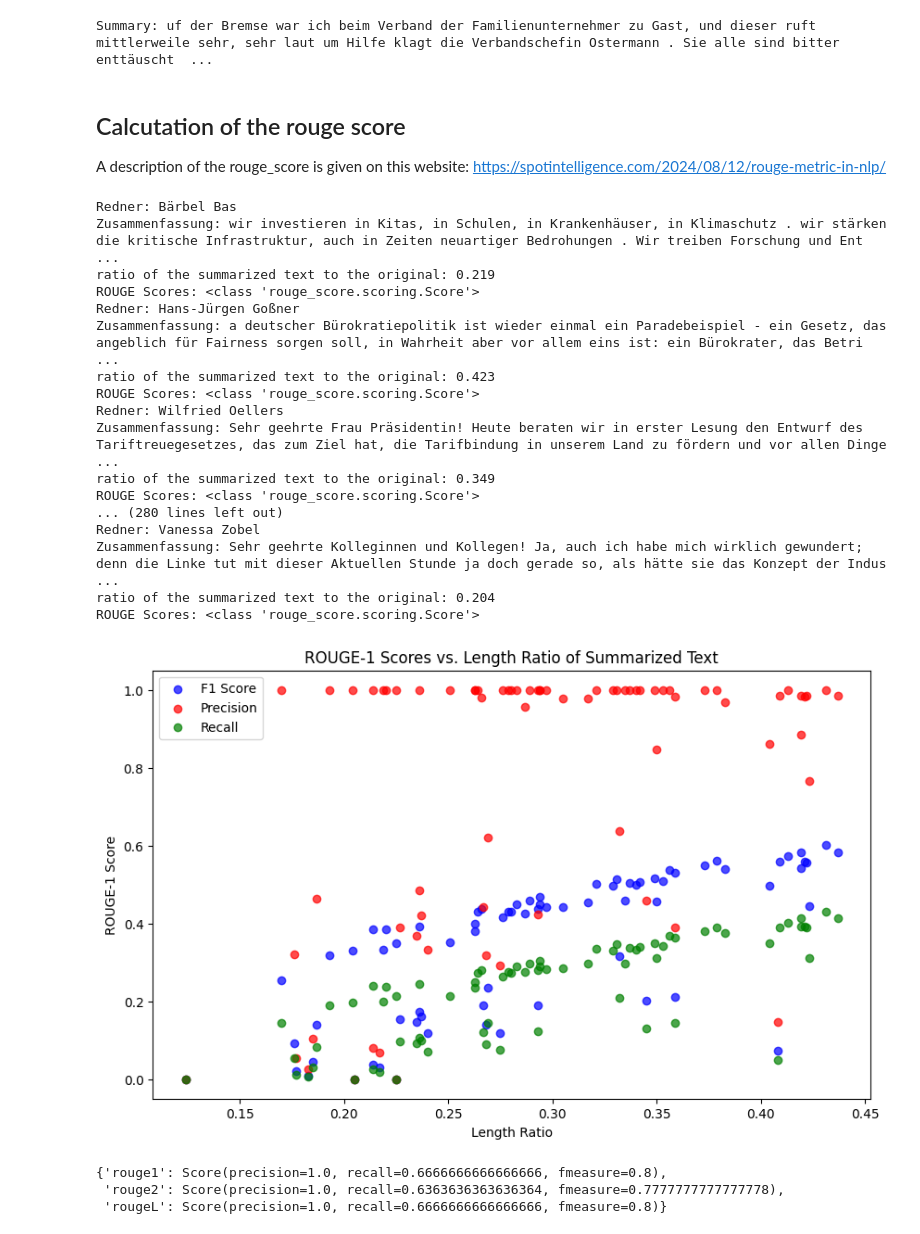
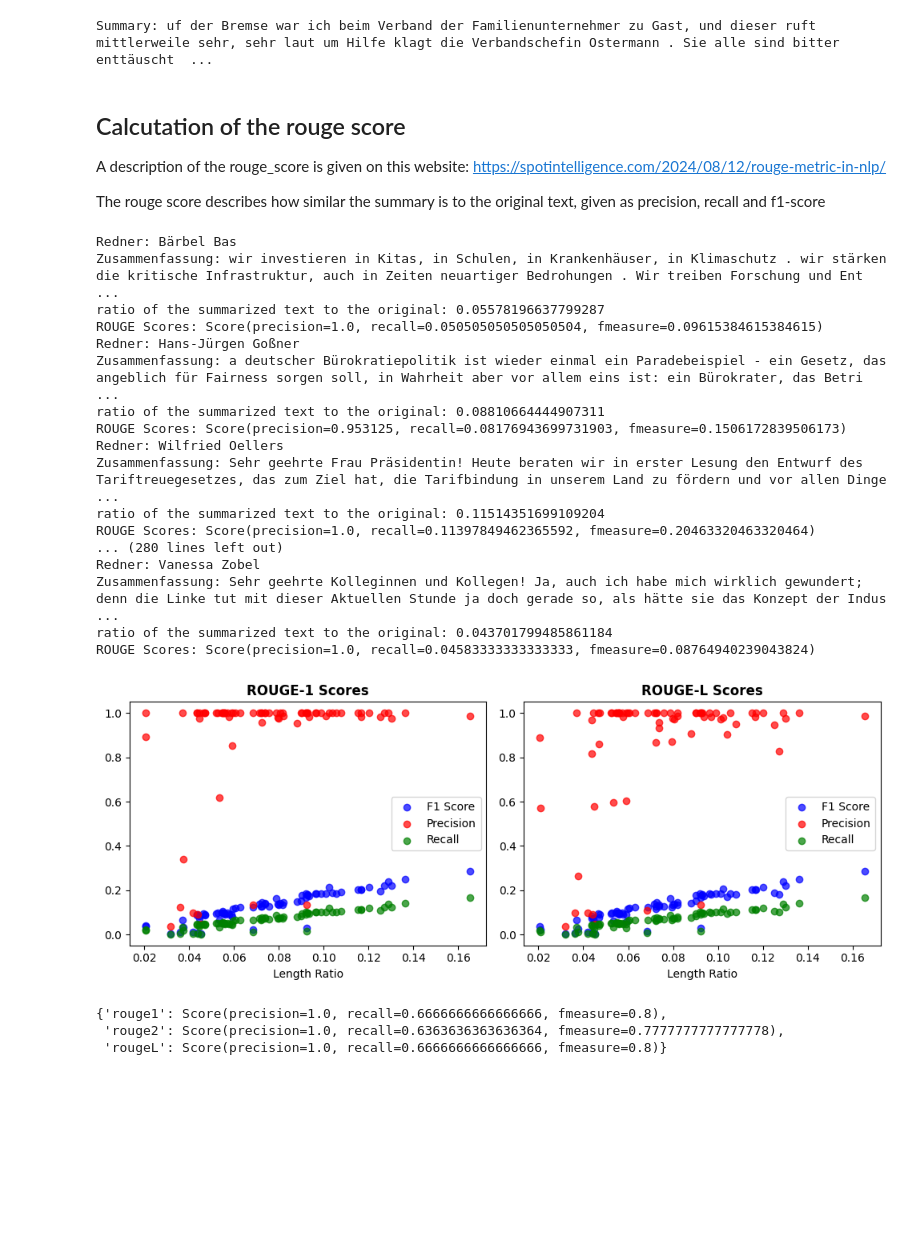
Before and after one commit to Roby290597/bundestag_speeches, a Jupyter notebook: tasks/text_summarization.ipynb, the cells around one changed output. Drawn from its saved outputs; the diff is of its cells as text; code cells hidden in the pictures; blank space fills up the shorter version.

```diff
--- a/tasks/text_summarization.ipynb
+++ b/tasks/text_summarization.ipynb
@@ -149,6 +149,9 @@ Summary: uf der Bremse war ich beim Verband der Familienunternehmer zu Gast, und
 
 
 A description of the rouge_score is given on this website: https://spotintelligence.com/2024/08/12/rouge-metric-in-nlp/
+
+
+The rouge score describes how similar the summary is to the original text, given as precision, recall and f1-score
 # %%
 from rouge_score import rouge_scorer
 
@@ -160,50 +163,77 @@ scorer = rouge_scorer.RougeScorer(['rouge1', 'rougeL', 'rougeLsum'], use_stemmer
 precisions_r1 = []
 recalls_r1 = []
 f1s_r1 = []
+
+
+
+precisions_rL = []
+recalls_rL = []
+f1s_rL = []
 length_ratios = []
 
 for name, text in reden.items():
     summary_text = summarization(text)[0]['summary_text']
-    scores = scorer.score(text[:1000], summary_text)
+    scores = scorer.score(text, summary_text)
     print(f"Redner: {name}\nZusammenfassung: {summary_text} ")
-    print(f"ratio of the summarized text to the original: {len(summary_text)/len(text[:1000])}")
+    print(f"ratio of the summarized text to the original: {len(summary_text)/len(text)}")
     print("ROUGE Scores:", scores["rouge1"])
+    # Rouge-1 Scores speichern
     precisions_r1.append(scores["rouge1"].precision)
     recalls_r1.append(scores["rouge1"].recall)
     f1s_r1.append(scores["rouge1"].fmeasure)
-    length_ratios.append(len(summary_text)/len(text[:1000]))
+    # Rouge-L Scores speichern
+    precisions_rL.append(scores["rougeL"].precision)
+    recalls_rL.append(scores["rougeL"].recall)
+    f1s_rL.append(scores["rougeL"].fmeasure)
+    # Längenverhältnis speichern
+    length_ratios.append(len(summary_text)/len(text))
 # %% [output]
 Redner: Bärbel Bas
 Zusammenfassung: wir investieren in Kitas, in Schulen, in Krankenhäuser, in Klimaschutz . wir stärken die kritische Infrastruktur, auch in Zeiten neuartiger Bedrohungen . Wir treiben Forschung und Ent ...
-ratio of the summarized text to the original: 0.219
-ROUGE Scores: <class 'rouge_score.scoring.Score'>
+ratio of the summarized text to the original: 0.05578196637799287
+ROUGE Scores: Score(precision=1.0, recall=0.050505050505050504, fmeasure=0.09615384615384615)
 Redner: Hans-Jürgen Goßner
 Zusammenfassung: a deutscher Bürokratiepolitik ist wieder einmal ein Paradebeispiel - ein Gesetz, das angeblich für Fairness sorgen soll, in Wahrheit aber vor allem eins ist: ein Bürokrater, das Betri ...
-ratio of the summarized text to the original: 0.423
-ROUGE Scores: <class 'rouge_score.scoring.Score'>
+ratio of the summarized text to the original: 0.08810664444907311
+ROUGE Scores: Score(precision=0.953125, recall=0.08176943699731903, fmeasure=0.1506172839506173)
 Redner: Wilfried Oellers
 Zusammenfassung: Sehr geehrte Frau Präsidentin! Heute beraten wir in erster Lesung den Entwurf des Tariftreuegesetzes, das zum Ziel hat, die Tarifbindung in unserem Land zu fördern und vor allen Dinge ...
-ratio of the summarized text to the original: 0.349
-ROUGE Scores: <class 'rouge_score.scoring.Score'>
+ratio of the summarized text to the original: 0.11514351699109204
+ROUGE Scores: Score(precision=1.0, recall=0.11397849462365592, fmeasure=0.20463320463320464)
 ... (280 lines left out)
 Redner: Vanessa Zobel
 Zusammenfassung: Sehr geehrte Kolleginnen und Kollegen! Ja, auch ich habe mich wirklich gewundert; denn die Linke tut mit dieser Aktuellen Stunde ja doch gerade so, als hätte sie das Konzept der Indus ...
-ratio of the summarized text to the original: 0.204
-ROUGE Scores: <class 'rouge_score.scoring.Score'>
+ratio of the summarized text to the original: 0.043701799485861184
+ROUGE Scores: Score(precision=1.0, recall=0.04583333333333333, fmeasure=0.08764940239043824)
 # %%
 import matplotlib.pyplot as plt
 
-plt.figure(figsize=(10, 6))
-plt.scatter(length_ratios, f1s_r1, color='blue', alpha=0.7, label='F1 Score')
-plt.scatter(length_ratios, precisions_r1, color='red', alpha=0.7, label='Precision')
-plt.scatter(length_ratios, recalls_r1, color='green', alpha=0.7, label='Recall')
-plt.title('ROUGE-1 Scores vs. Length Ratio of Summarized Text')
-plt.xlabel('Length Ratio')
-plt.ylabel('ROUGE-1 Score')
-plt.legend()
+
+
+fig,  ax = plt.subplots(1, 2, figsize=(10, 4))
+
+ax[0].scatter(length_ratios, f1s_r1, color='blue', alpha=0.7, label='F1 Score')
+ax[0].scatter(length_ratios, precisions_r1, color='red', alpha=0.7, label='Precision')
+ax[0].scatter(length_ratios, recalls_r1, color='green', alpha=0.7, label='Recall')
+ax[0].set_title('ROUGE-1 Scores', fontweight='bold')
+ax[0].set_xlabel('Length Ratio')
+ax[0].legend()
+
+ax[1].scatter(length_ratios, f1s_rL, color='blue', alpha=0.7, label='F1 Score')
+ax[1].scatter(length_ratios, precisions_rL, color='red', alpha  =0.7, label='Precision')
+ax[1].scatter(length_ratios, recalls_rL, color='green', alpha=0.7, label='Recall')
+ax[1].set_title('ROUGE-L Scores', fontweight='bold')
+ax[1].set_xlabel('Length Ratio')
+ax[1].legend()
+
+
+#plt.text(0.1, -0.5, 'Length Ratio (Summary Length / Original Length)', ha='center', fontsize=5)
+plt.tight_layout()
 plt.show()
+
+plt.savefig("rouge_performance.png")
 # %% [output]
-[figure, old version]
+[figure, new version]
 # %%
 from rouge_score import rouge_scorer
 
```
Also changed, not shown: parts of 1 cell of this notebook, 3 other files.
